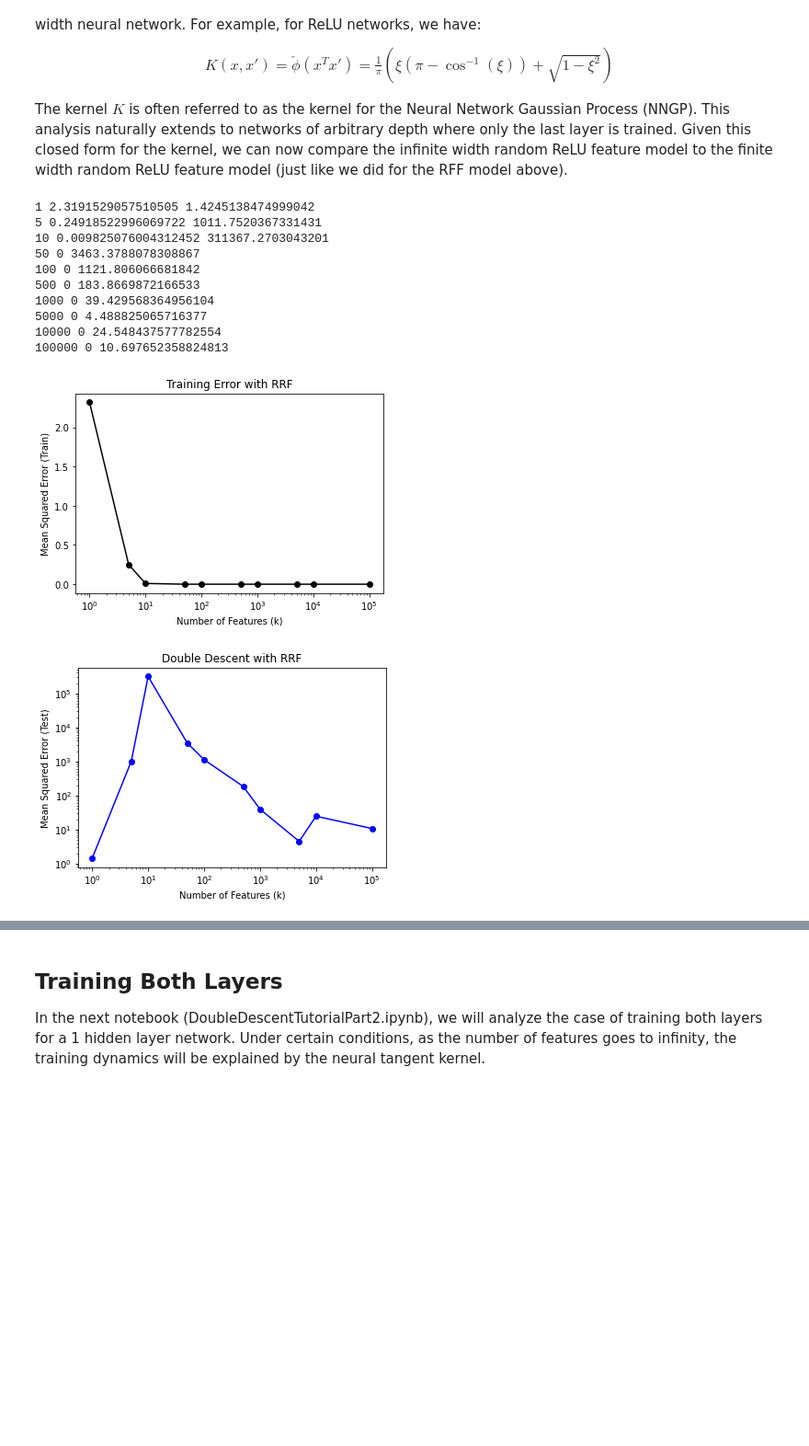
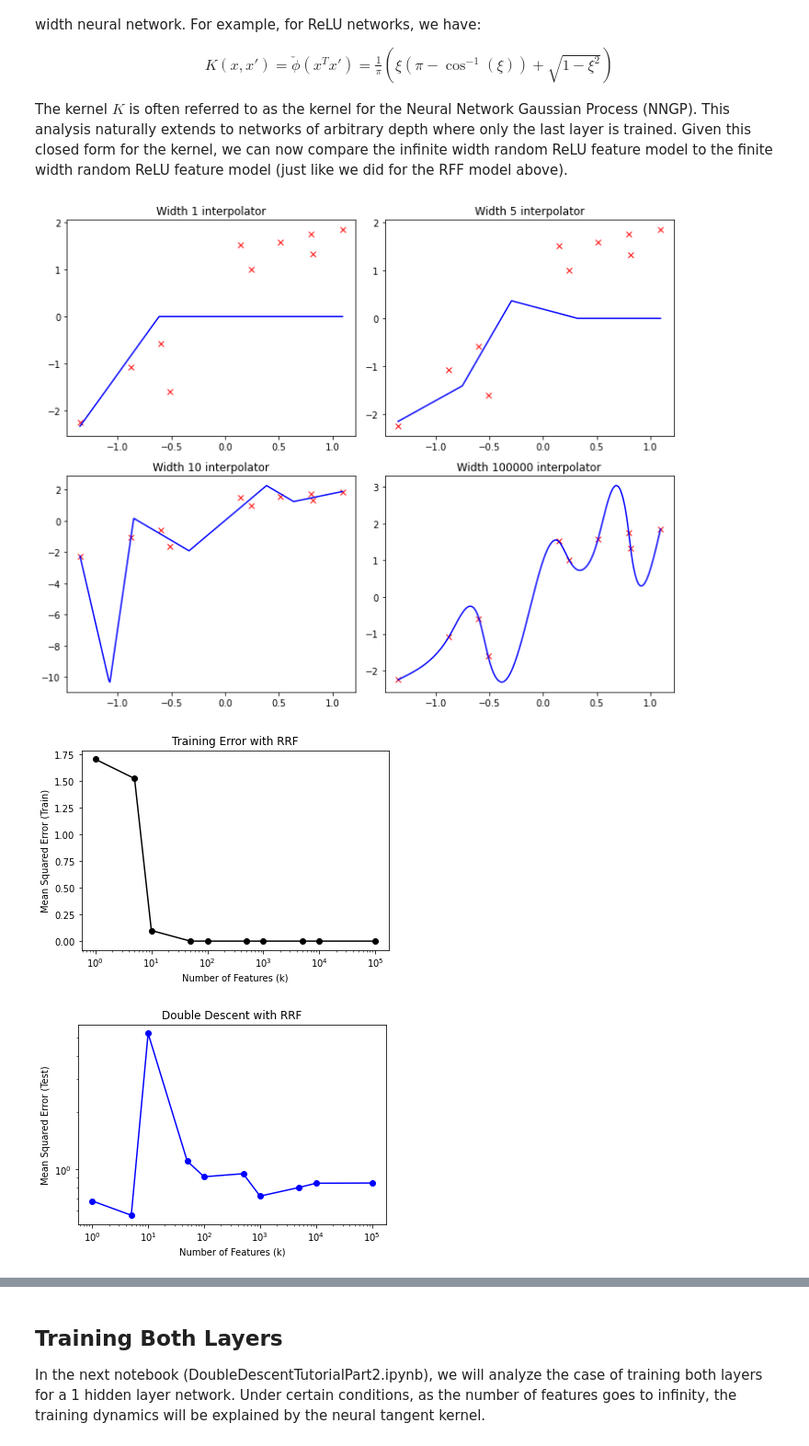
Before and after one commit to aradha5772/deep_learning_theory_tutorial, a Jupyter notebook: DoubleDescentTutorial.ipynb, the cells around one changed output, grey strips where cells are left out. Shown at 92% size. Drawn from its saved outputs; the diff is of its cells as text; code cells hidden in the pictures; blank space fills up the shorter version.

Commit message:
Fixed error in random feature model

```diff
--- a/DoubleDescentTutorial.ipynb
+++ b/DoubleDescentTutorial.ipynb
@@ -49,16 +49,15 @@ plt.show()
 ### Code for RFF Regression with Finite Number of Features
 # %%
 from numpy.linalg import pinv
-SEED = 2134
+SEED = 4321
 np.random.seed(SEED)
+
 
 def mse(preds, labels):
     return np.mean(np.abs(np.power(preds - labels, 2)))
 
 
-def RFF(X, k=100):
-    d, n = X.shape
-    V = np.random.randn(k, d)
+def RFF(X, V, k=100):
     rff = 1/np.sqrt(k) * np.exp(1j * V @ X)
     return rff
 
@@ -68,10 +67,14 @@ num_features = [1, 5, 10, 50, 100, 500, 1000, 5000, 10000, 100000]
 train_errors = []
 test_errors = []
 
+
 for num_feat in num_features:
+
     # Compute RFF for train & test data
-    phi_X = RFF(X, k=num_feat)
-    phi_X_test = RFF(X_test, k=num_feat)
+    d, n = X.shape
+    V = np.random.randn(num_feat, d)
+    phi_X = RFF(X, V, k=num_feat)
+    phi_X_test = RFF(X_test, V, k=num_feat)
 
     # Solve linear regression on RFF
     w_hat = y @ pinv(phi_X)
@@ -96,7 +99,7 @@ plt.ylabel("Mean Squared Error (Train)")
 plt.show()
 
 plt.plot(num_features, test_errors, 'bo-')
-plt.title("Double Descent with RFF")
+plt.title("Double Descent with RFF"))
 plt.xscale("log")
 plt.yscale("log")
 plt.xlabel("Number of Features (k)")
@@ -251,17 +254,15 @@ The kernel $K$ is often referred to as the kernel for the Neural Network Gaussia
 # %%
 # Finite Width Random ReLU Regression
 from numpy.linalg import pinv
-SEED = 2134
+SEED = 1717
 np.random.seed(SEED)
 
 def mse(preds, labels):
     return np.mean(np.abs(np.power(preds - labels, 2)))
 
 
-def random_relu_features(X, k=100):
+def random_relu_features(X, V, b, k=100):
     d, n = X.shape
-    V = np.random.randn(k, d)
-    b = np.random.randn(k, 1)  ## Model needs a bias term for 1 dimension
     mat = V @ X + b
     rrf = np.sqrt(2)/np.sqrt(k) * np.where(mat < 0, 0, mat)
     return rrf
@@ -272,53 +273,60 @@ num_features = [1, 5, 10, 50, 100, 500, 1000, 5000, 10000, 100000]
 train_errors = []
 test_errors = []
 
+fig, axes = plt.subplots(2,2, figsize=(10, 8))
+ax_idx = 0
+
 for num_feat in num_features:
+
+    d, n = X.shape
+    V = np.random.randn(num_feat, d)
+    b = np.random.randn(num_feat, 1)  ## Model needs a bias term for 1 dimension
+
     # Compute Random ReLU Features for train & test data
-    phi_X = random_relu_features(X, k=num_feat)
-    phi_X_test = random_relu_features(X_test, k=num_feat)
+    phi_X = random_relu_features(X, V, b, k=num_feat)
+    phi_X_test = random_relu_features(X_test, V, b, k=num_feat)
 
     # Solve linear regression on RRF
     w_hat = y @ pinv(phi_X)
     preds = w_hat @ phi_X_test
 
     # Compute MSE for test samples
     test_error = mse(preds, y_test)
     test_errors.append(test_error)
 
     train_error = mse(w_hat @ phi_X, y)
     if np.isclose(train_error, 0):
         train_error = 0
     train_errors.append(train_error)
-    print(num_feat, train_error, test_error)
+    #print(num_feat, train_error, test_error)
 
+    if num_feat in [1, 5, 10, 100000]:
+        axes[ax_idx//2, ax_idx % 2].plot(X[0], y[0], 'rx')
+        axes[ax_idx//2, ax_idx % 2].plot(X_test[0], preds[0], 'b-')
+        axes[ax_idx//2, ax_idx % 2].set_title("Width " + str(num_feat) + " interpolator")
+        ax_idx += 1
+
+plt.tight_layout()
+plt.show()
 
 plt.plot(num_features, train_errors, 'ko-')
 plt.title("Training Error with RRF")
 plt.xscale("log")
 plt.xlabel("Number of Features (k)")
 plt.ylabel("Mean Squared Error (Train)")
 plt.show()
 
 plt.plot(num_features, test_errors, 'bo-')
 plt.title("Double Descent with RRF")
 plt.xscale("log")
 plt.yscale("log")
 plt.xlabel("Number of Features (k)")
 plt.ylabel("Mean Squared Error (Test)")
 plt.show()
 # %% [output]
-1 2.3191529057510505 1.4245138474999042
-5 0.24918522996069722 1011.7520367331431
-10 0.009825076004312452 311367.2703043201
-50 0 3463.3788078308867
-100 0 1121.806066681842
-500 0 183.8669872166533
-1000 0 39.429568364956104
-5000 0 4.488825065716377
-10000 0 24.548437577782554
-100000 0 10.697652358824813
-[figure, old version]
+[figure, new version]
-[figure, old version]
+[figure, new version]
+[figure, added]
 # %%
 # Infinite Width Random ReLU Feature Regression
 def arccos_kernel(pair1, pair2):
```
Also changed, not shown: parts of 3 cells of this notebook, 2 other files.
